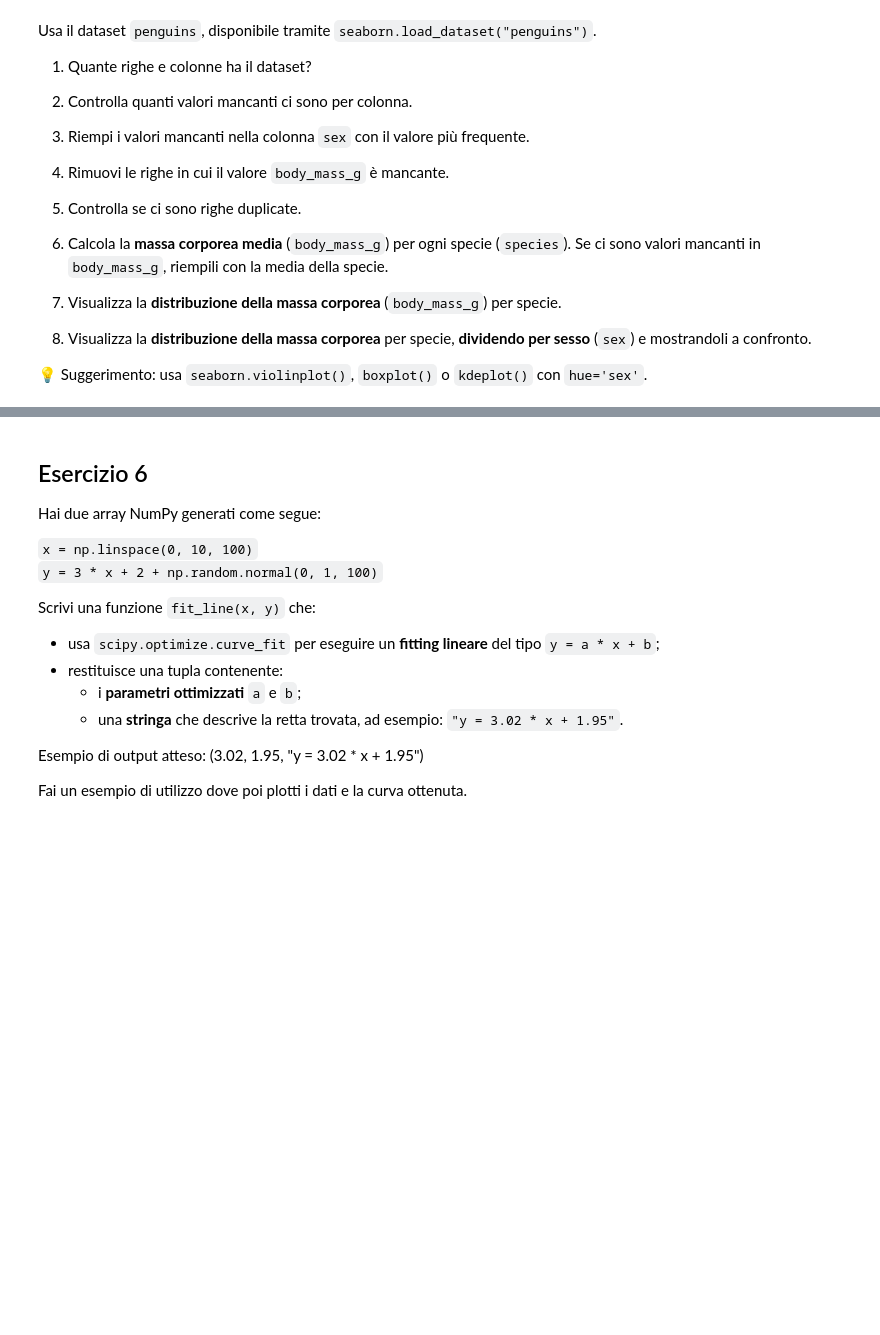
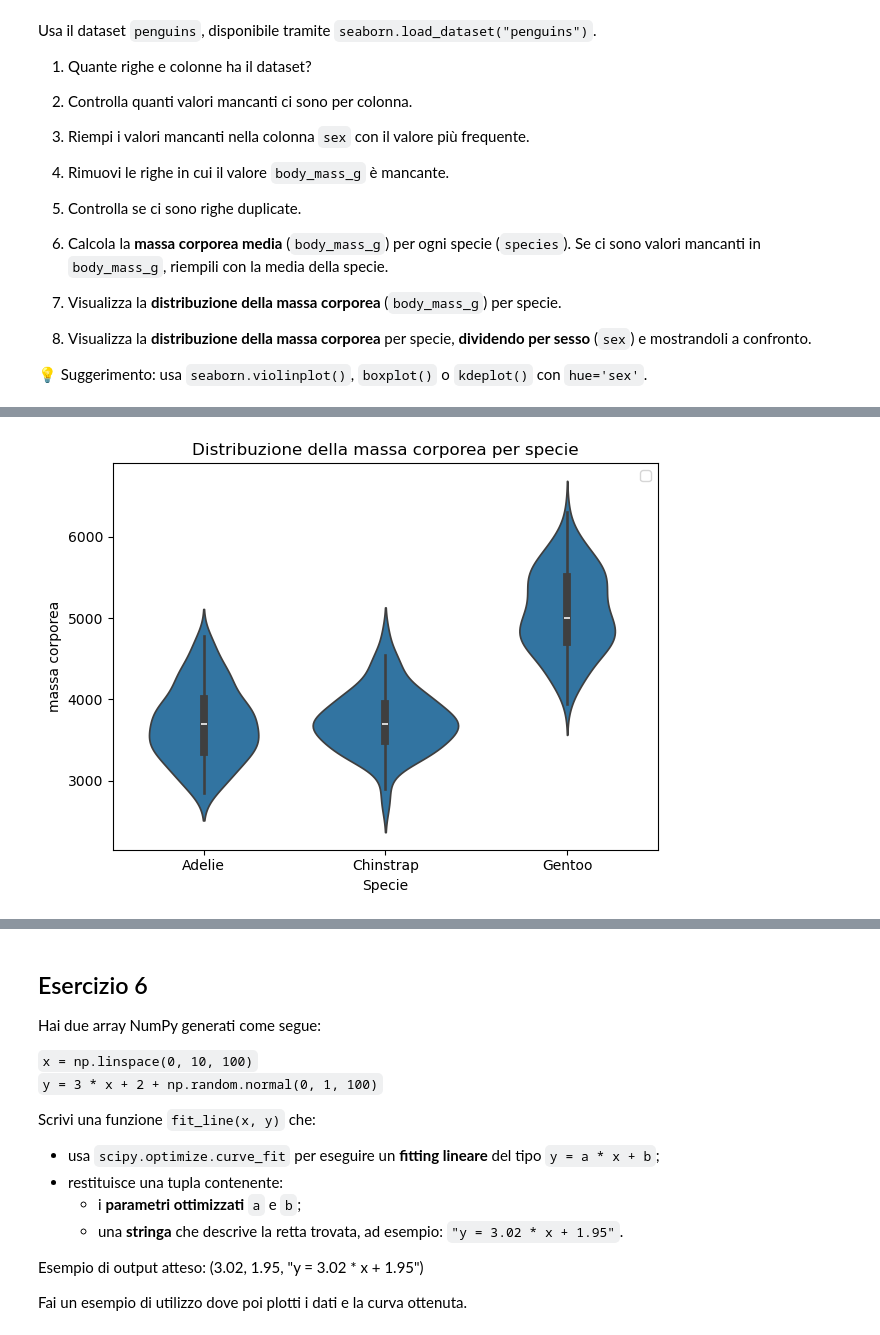
Before and after one commit to michela-roman/ProgrammingLabII, a Jupyter notebook: simulazEsame.ipynb, the cells around one changed output, grey strips where cells are left out. Drawn from its saved outputs; the diff is of its cells as text; code cells hidden in the pictures; blank space fills up the shorter version.

```diff
--- a/simulazEsame.ipynb
+++ b/simulazEsame.ipynb
@@ -414,0 +510,12 @@ Usa il dataset `penguins`, disponibile tramite `seaborn.load_dataset("penguins")
+# %%
+# Visualizza la distribuzione della massa corporea (`body_mass_g`) per specie.
+#ALTRO MODO
+sns.violinplot(data = df, x = 'species', y = 'body_mass_g')
+plt.title('Distribuzione della massa corporea per specie')
+plt.xlabel('Specie')
+plt.ylabel('massa corporea')
+plt.legend()
+plt.tight_layout()
+plt.show()
+# %% [output]
+[figure, added]
```
Also changed, not shown: parts of 11 cells of this notebook.
